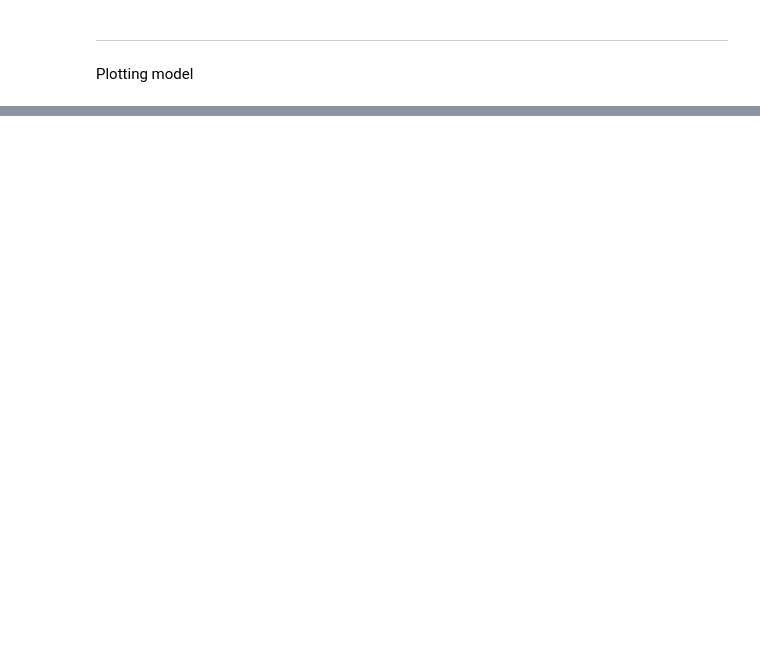
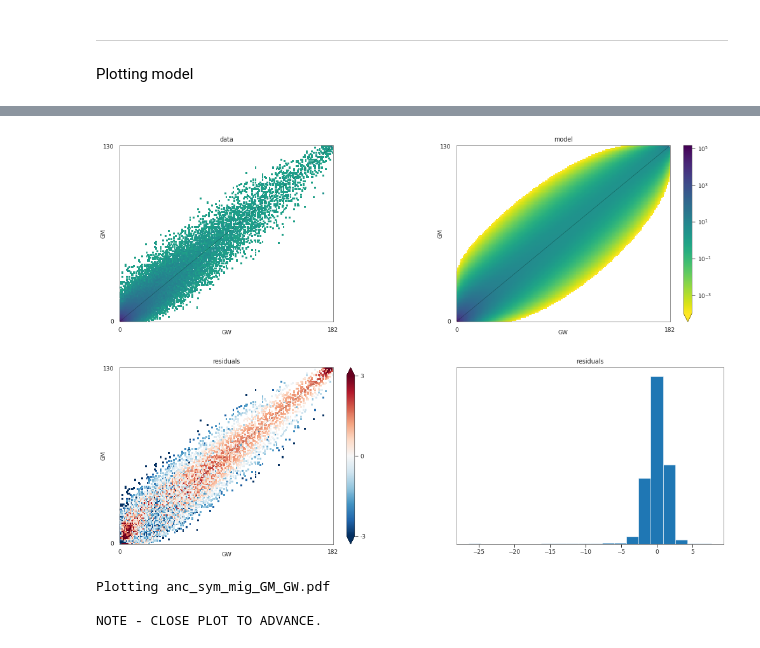
Before and after one commit to randomxsk8/notebooks, a Jupyter notebook: 12162019_Dadi_pipeline_FarWest_anc_sym_mig.ipynb, the cells around one changed output, grey strips where cells are left out. Drawn from its saved outputs; the diff is of its cells as text; code cells hidden in the pictures; blank space fills up the shorter version.

```diff
--- a/12162019_Dadi_pipeline_FarWest_anc_sym_mig.ipynb
+++ b/12162019_Dadi_pipeline_FarWest_anc_sym_mig.ipynb
@@ -525,3 +619,27 @@ file_dir = '../'
 os.chdir(file_dir)
 # %%
 import Plotting_Functions
+# %%
+def anc_sym_mig(params, ns, pts):
+    """
+    Split with symmetric migration followed by isolation.
+
+    nu1: Size of population 1 after split.
+    nu2: Size of population 2 after split.
+    m: Migration between pop 2 and pop 1.
+    T1: The scaled time between the split and the ancient migration (in units of 2*Na generations).
+    T2: The scaled time between the ancient migration and present.
+    """
+    nu1, nu2, m, T1, T2 = params
+
+    xx = Numerics.default_grid(pts)
+
+    phi = PhiManip.phi_1D(xx)
+    phi = PhiManip.phi_1D_to_2D(xx, phi)
+
+    phi = Integration.two_pops(phi, xx, T1, nu1, nu2, m12=m, m21=m)
+
+    phi = Integration.two_pops(phi, xx, T2, nu1, nu2, m12=0, m21=0)
+
+    fs = Spectrum.from_phi(phi, ns, (xx,xx))
+    return fs
@@ -528,6 +652,6 @@ import Plotting_Functions
 # %%
-emp_params = [3.2485,13.6004,0.0389]
+emp_params = [3.6944,26.7257,6.9991,1.2906,0.0117]
 
 #**************
 #Fit the model using these parameters and return the model SFS.
-model_fit = Plotting_Functions.Fit_Empirical(fs_fw, pts, prefix, "no_mig", no_mig, emp_params, fs_folded=False)
+model_fit = Plotting_Functions.Fit_Empirical(fs_fw, pts, prefix, "anc_sym_mig", anc_sym_mig, emp_params, fs_folded=False)
@@ -540,0 +673,20 @@ Image(filename='mode.png')
+# %%
+def Plot_2d(fs, model_fit, model_name, outfile, vmin_val=None):
+    #Routine for plotting with 2D jsfs
+    fig = pylab.figure(num = 1, figsize = (15,10))
+    fig.clear()
+    if vmin_val is None:
+        dadi.Plotting.plot_2d_comp_multinom(model_fit, fs, resid_range = 3)
+    else:
+        dadi.Plotting.plot_2d_comp_multinom(model_fit, fs, resid_range = 3, vmin = vmin_val)
+    print('\nPlotting {0}_{1}.pdf'.format(outfile, model_name))
+    print("\nNOTE - CLOSE PLOT TO ADVANCE.")
+    outname = '{0}_{1}.pdf'.format(outfile, model_name)
+    fig.savefig(outname)
+# %%
+Plot_2d(fs_fw, model_fit, prefix, "anc_sym_mig", vmin_val=0.0001)
+# %% [output]
+[figure, added]
+Plotting anc_sym_mig_GM_GW.pdf
+
+NOTE - CLOSE PLOT TO ADVANCE.
```
Also changed, not shown: parts of 11 cells of this notebook, 3 other files.
